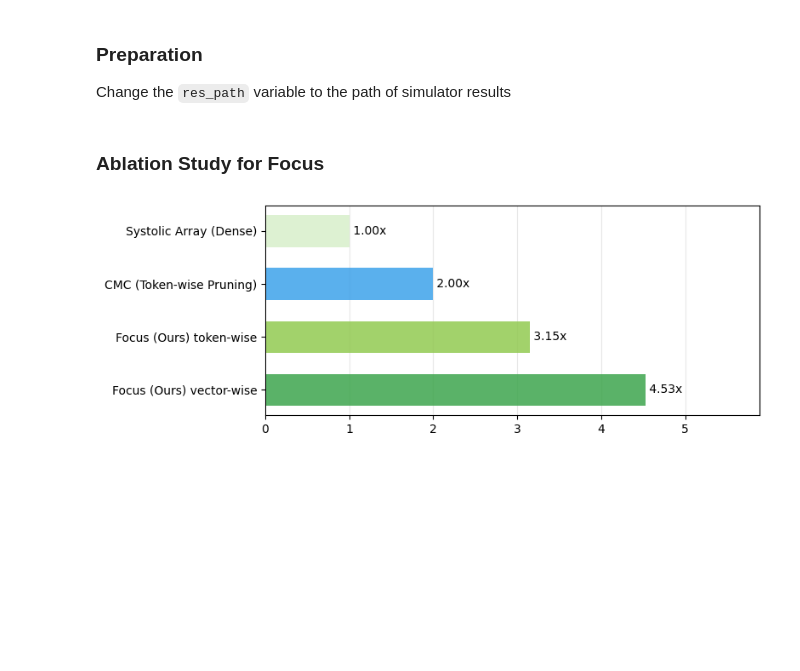
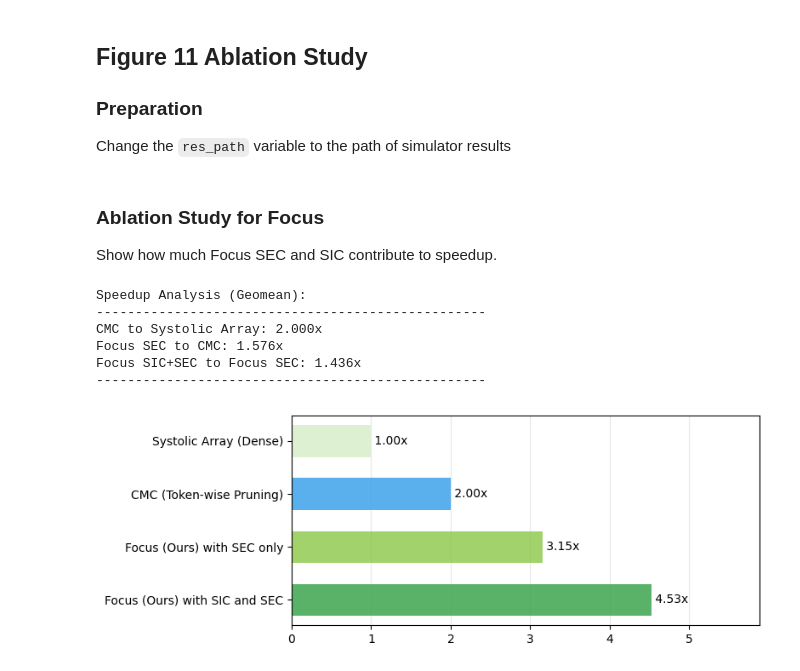
Before and after one commit to dubcyfor3/Focus, a Jupyter notebook: evaluation_scripts/plot_scripts/ipynb_src/figure_11.ipynb, the cells around one changed output. Drawn from its saved outputs; the diff is of its cells as text; code cells hidden in the pictures; blank space fills up the shorter version.

Commit message:
[Update] explanation in plot

```diff
--- a/evaluation_scripts/plot_scripts/ipynb_src/figure_11.ipynb
+++ b/evaluation_scripts/plot_scripts/ipynb_src/figure_11.ipynb
@@ -1,10 +1,12 @@
 # %% [markdown]
+## Figure 11 Ablation Study
 ### Preparation
 Change the `res_path` variable to the path of simulator results
 # %%
 res_path = '../../../simulator/example_sim_results/'
 # %% [markdown]
 ### Ablation Study for Focus
+Show how much Focus SEC and SIC contribute to speedup.
 # %%
 import matplotlib.pyplot as plt
 import pandas as pd
@@ -25,33 +27,52 @@ focus_sec_times = df_focus_sec[(df_focus_sec['model'] == model) & (df_focus_sec[
 focus_times = df_focus[(df_focus['model'] == model) & (df_focus['dataset'].isin(datasets))]['execution_time']
 
 mean_dense = np.exp(np.mean(np.log(dense_times)))
 mean_cmc = np.exp(np.mean(np.log(cmc_times)))
 mean_focus_sec = np.exp(np.mean(np.log(focus_sec_times)))
 mean_focus = np.exp(np.mean(np.log(focus_times)))
 
 dense_norm = mean_dense / mean_dense  # 1.00
 cmc_norm = mean_dense / mean_cmc
 focus_sec_norm = mean_dense / mean_focus_sec
 focus_norm = mean_dense / mean_focus
 
 fig, ax = plt.subplots(figsize=(8, 3))
-methods = ['Focus (Ours) vector-wise',
-           'Focus (Ours) token-wise',
+methods = ['Focus (Ours) with SIC and SEC',
+           'Focus (Ours) with SEC only',
            'CMC (Token-wise Pruning)',
            'Systolic Array (Dense)',]
 values = [focus_norm, focus_sec_norm, cmc_norm, dense_norm]
 colors = [ '#3da54d', '#92ca51', '#3da2ea','#d8efcb']
 
 bars = ax.barh(methods, values, color=colors, height=0.6, alpha=0.85)
 
 for i, (bar, value) in enumerate(zip(bars, values)):
     ax.text(value, i, f' {value:.2f}x', va='center', ha='left', fontsize=10)
 
 ax.set_xlim(0, max(values) * 1.3)
 ax.grid(axis='x', alpha=0.3)
 ax.set_axisbelow(True)
 
+# Print speedup values
+print("\nSpeedup Analysis (Geomean):")
+print("-" * 50)
+speedup_cmc_to_systolic = cmc_norm  # mean_dense / mean_cmc
+print(f"CMC to Systolic Array: {speedup_cmc_to_systolic:.3f}x")
+
+speedup_focus_sec_to_cmc = mean_cmc / mean_focus_sec
+print(f"Focus SEC to CMC: {speedup_focus_sec_to_cmc:.3f}x")
+
+speedup_focus_sic_sec_to_focus_sec = mean_focus_sec / mean_focus
+print(f"Focus SIC+SEC to Focus SEC: {speedup_focus_sic_sec_to_focus_sec:.3f}x")
+print("-" * 50)
+
 plt.tight_layout()
 plt.show()
 # %% [output]
+Speedup Analysis (Geomean):
+--------------------------------------------------
+CMC to Systolic Array: 2.000x
+Focus SEC to CMC: 1.576x
+Focus SIC+SEC to Focus SEC: 1.436x
+--------------------------------------------------
-[figure, old version]
+[figure, new version]
```
Also changed, not shown: 6 other files.
